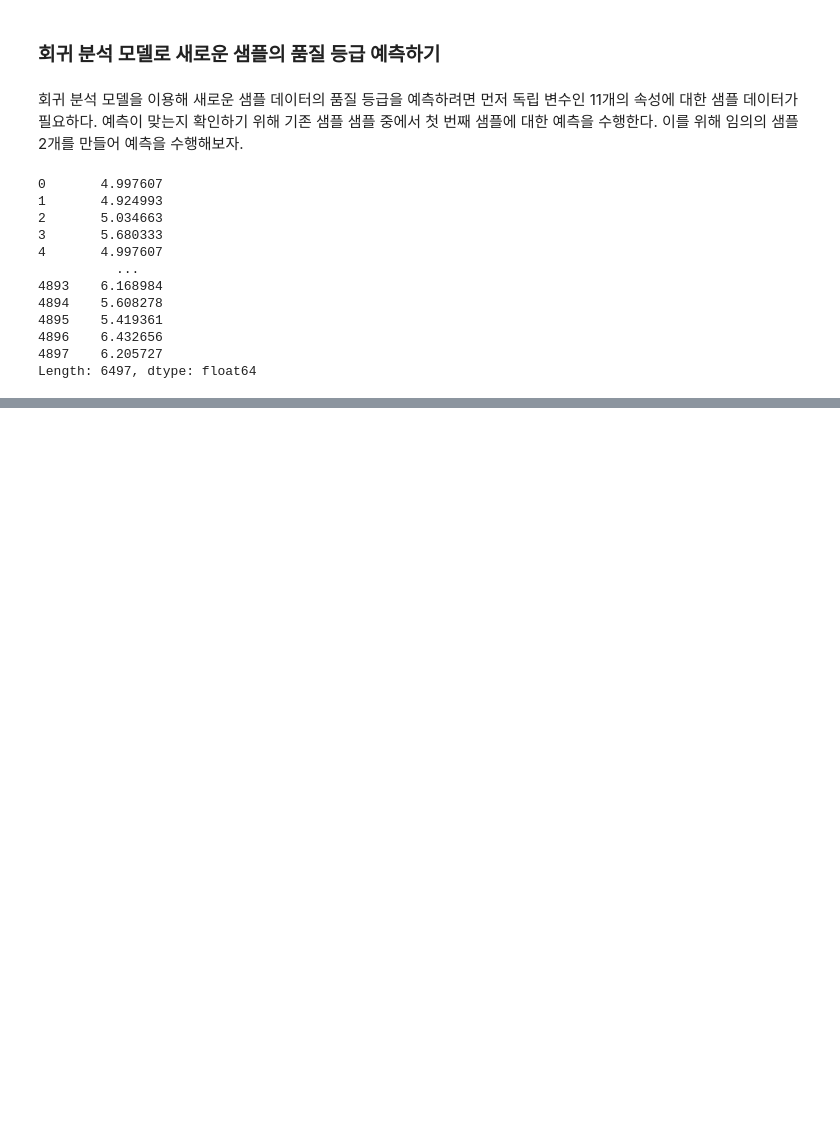
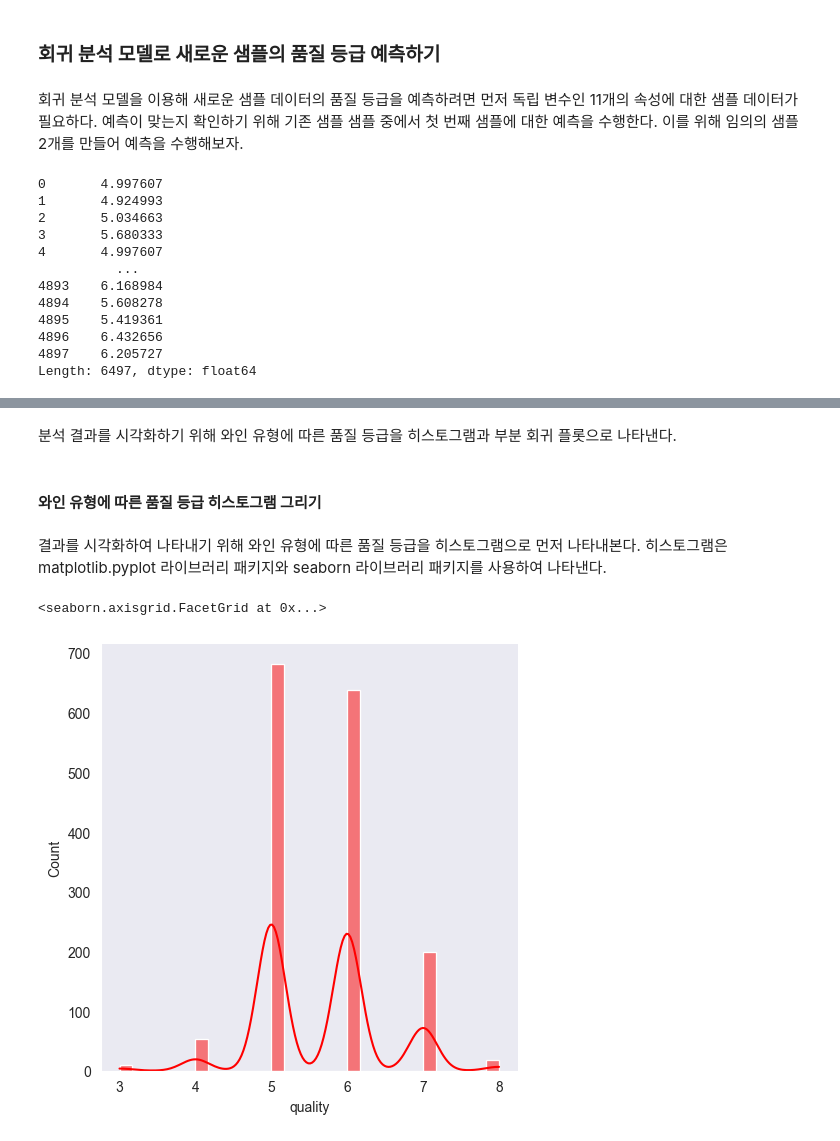
Before and after one commit to yooodleee/personal-study, a Jupyter notebook: data_analysis/bigdata_analysis/wine_quality_grade.ipynb, the cells around one changed output, grey strips where cells are left out. Cells and saved outputs as stored; diff of their text form; code cells hidden in the pictures; blank space fills up the shorter version.

```diff
--- a/data_analysis/bigdata_analysis/wine_quality_grade.ipynb
+++ b/data_analysis/bigdata_analysis/wine_quality_grade.ipynb
@@ -353,0 +391,7 @@ Length: 6497, dtype: float64
+# %% [markdown]
+분석 결과를 시각화하기 위해 와인 유형에 따른 품질 등급을 히스토그램과 부분 회귀 플롯으로 나타낸다.
+# %% [markdown]
+#### **와인 유형에 따른 품질 등급 히스토그램 그리기**
+# %% [markdown]
+결과를 시각화하여 나타내기 위해 와인 유형에 따른 품질 등급을 히스토그램으로 먼저 나타내본다.
+히스토그램은 matplotlib.pyplot 라이브러리 패키지와 seaborn 라이브러리 패키지를 사용하여 나타낸다.
@@ -353,0 +401,12 @@ Length: 6497, dtype: float64
+# %%
+sns.set_style('dark')
+# %%
+sns.displot(
+    red_wine_quality,
+    kde=True,
+    color="red",
+    label='red wine',
+)
+# %% [output]
+<seaborn.axisgrid.FacetGrid at 0x...>
+[figure, added]
```
Also changed, not shown: parts of 21 cells of this notebook.
